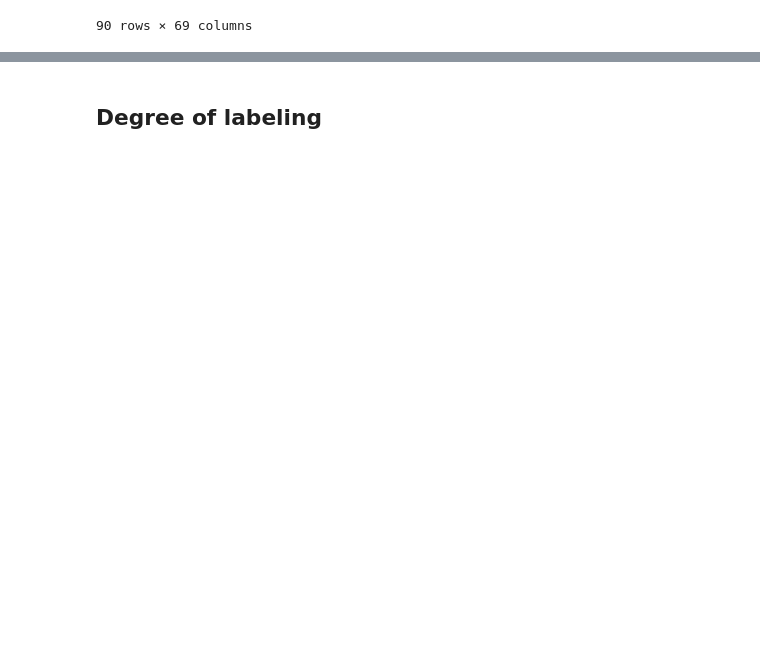
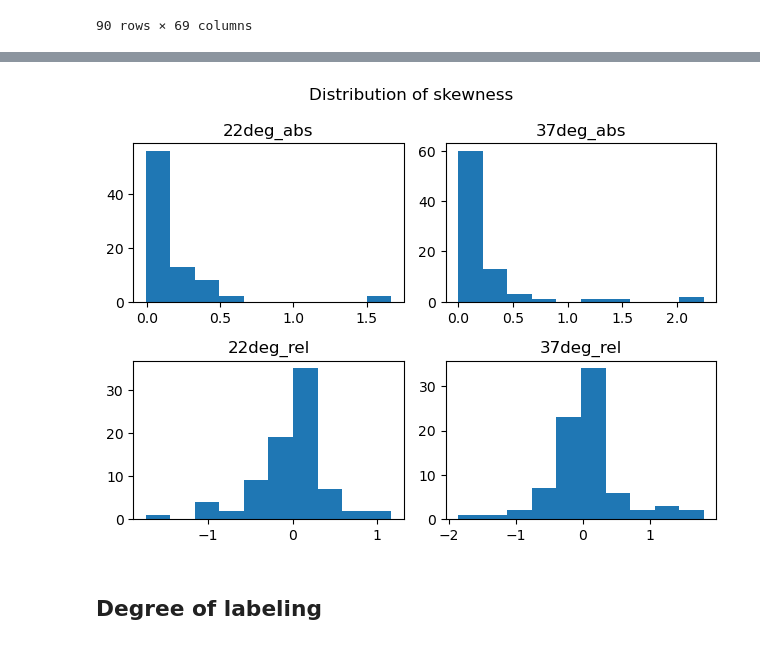
Before and after one commit to janniswi00/sphingo_modelling, a Jupyter notebook: code/analysis.ipynb, the cells around one changed output, grey strips where cells are left out. Saved outputs shown, nothing was run; the diff lists cells and outputs as text; code cells hidden in the pictures; blank space fills up the shorter version.

Commit message:
calculated skewness

```diff
--- a/code/analysis.ipynb
+++ b/code/analysis.ipynb
@@ -133,3 +156,19 @@ df
+# %%
+rows = 2
+cols = 2
+titles = [["skew_22deg_abs", "skew_37deg_abs"], ["skew_22deg_rel", "skew_37deg_rel"]]
+
+fig, axs = plt.subplots(rows, cols)
+
+for row in range(rows):
+    for col in range(cols):
+        axs[row, col].hist(df[titles[row][col]].values)
+        axs[row, col].set_title("_".join(titles[row][col].split("_")[1:]))
+
+plt.suptitle("Distribution of skewness")
+plt.tight_layout()
+# %% [output]
+[figure, added]
 # %% [markdown]
 ## Degree of labeling
 # %%
```
Also changed, not shown: parts of 6 cells of this notebook.
